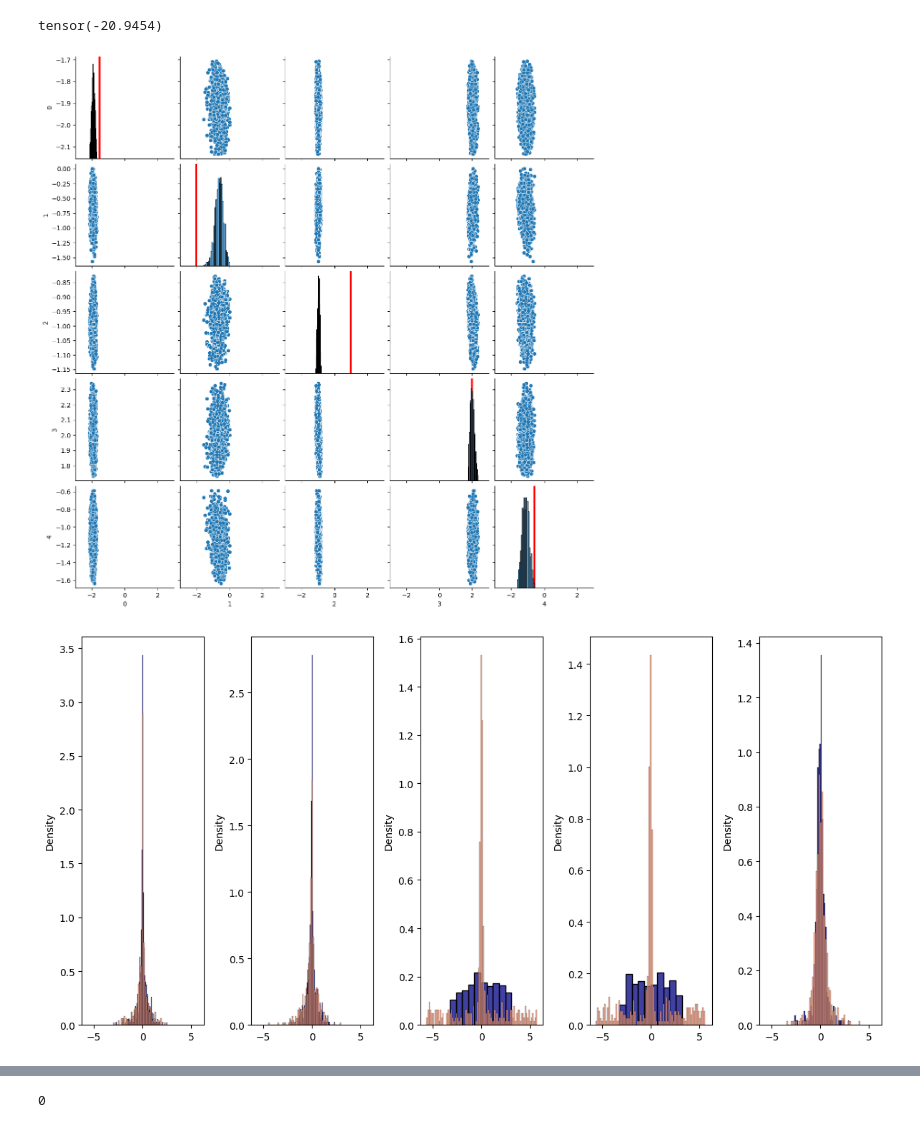
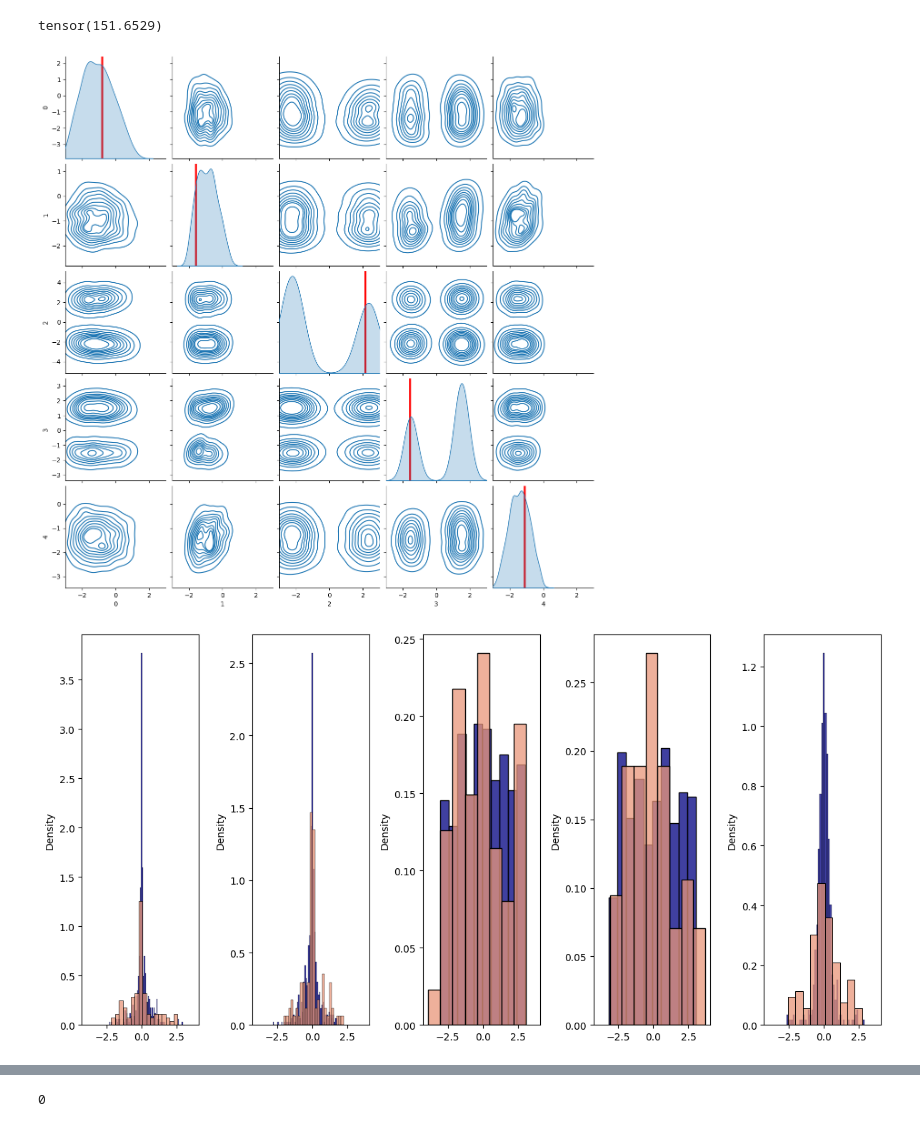
Before and after one commit to nadavbennun1/collective_posterior, a Jupyter notebook: SLCP/test collective.ipynb, the cells around one changed output, grey strips where cells are left out. Saved outputs shown, nothing was run; the diff lists cells and outputs as text; code cells hidden in the pictures.

Commit message:
rejection sampling

```diff
--- a/SLCP/test collective.ipynb
+++ b/SLCP/test collective.ipynb
@@ -31,17 +31,17 @@ X = SLCP_wrapper(reps=10, parameters=t)
 # %%
 posterior_cp = pickle.load(open('posteriors/posterior_SLCP_10000_20.pkl', 'rb'))
 epsilon = -10000 # choice is detailed later
-op = CollectivePosterior(prior, posterior_cp, X, 1, epsilon)
+op = CollectivePosterior(prior,X, posterior_cp, 1, epsilon)
 print(op.get_log_C())
 # %% [output]
-tensor(-20.9454)
+tensor(151.6529)
 # %%
-g = pairplot(pd.DataFrame(op.sample(1000).numpy()))
+g = pairplot(pd.DataFrame(op.rejection_sample(1000).numpy()), kind='kde')
 for i in range(len(t)):
     g.axes[i,i].axvline(t[i],color='red', linewidth=3)
     g.axes[i,i].set_xlim(prior.base_dist.low[i], prior.base_dist.high[i])
 # %% [output]
-[figure, old version]
+[figure, new version]
 # %%
 def plot_accuracy(acc_path, ax, color):
     res = pd.read_csv(acc_path, index_col=0, dtype='float')
@@ -57,10 +57,10 @@ fig, ax = plt.subplots(1,n_params, figsize=(12,6), tight_layout=True, sharex=Tru
 iid_acc = 'tests/accus_SLCP_iid.csv'
 plot_accuracy(iid_acc, ax, color='navy')
 
-cp_acc = 'tests/accus_SLCP.csv'
+cp_acc = 'tests/accus_SLCP_100.csv'
 plot_accuracy(cp_acc, ax, color='darksalmon')
 # %% [output]
-[figure, old version]
+[figure, new version]
 # %%
 def plot_covs(covs, ax, label, color):
     H,X1 = np.histogram(covs, bins = 100, normed = True)
```
Also changed, not shown: 14 other files.
